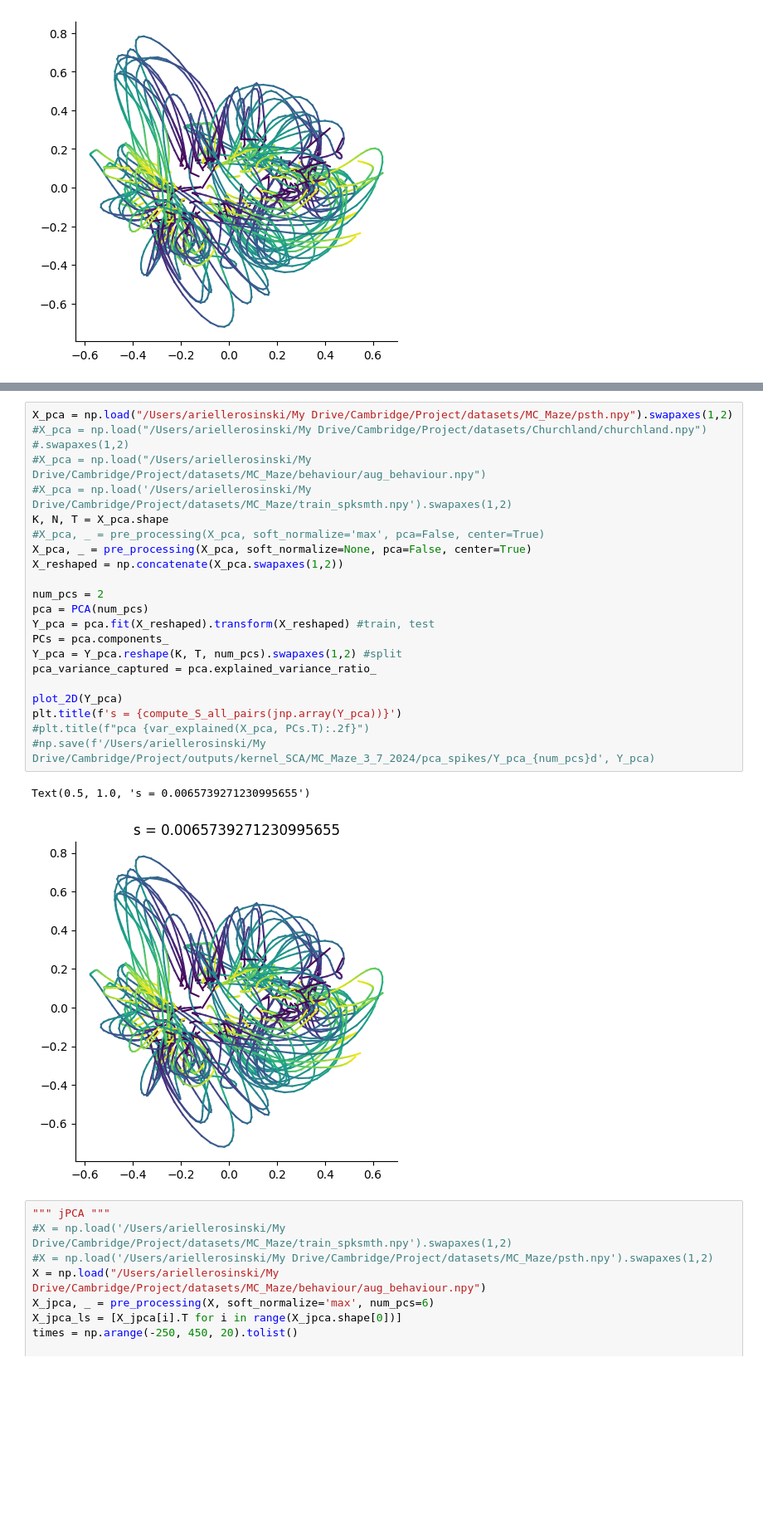
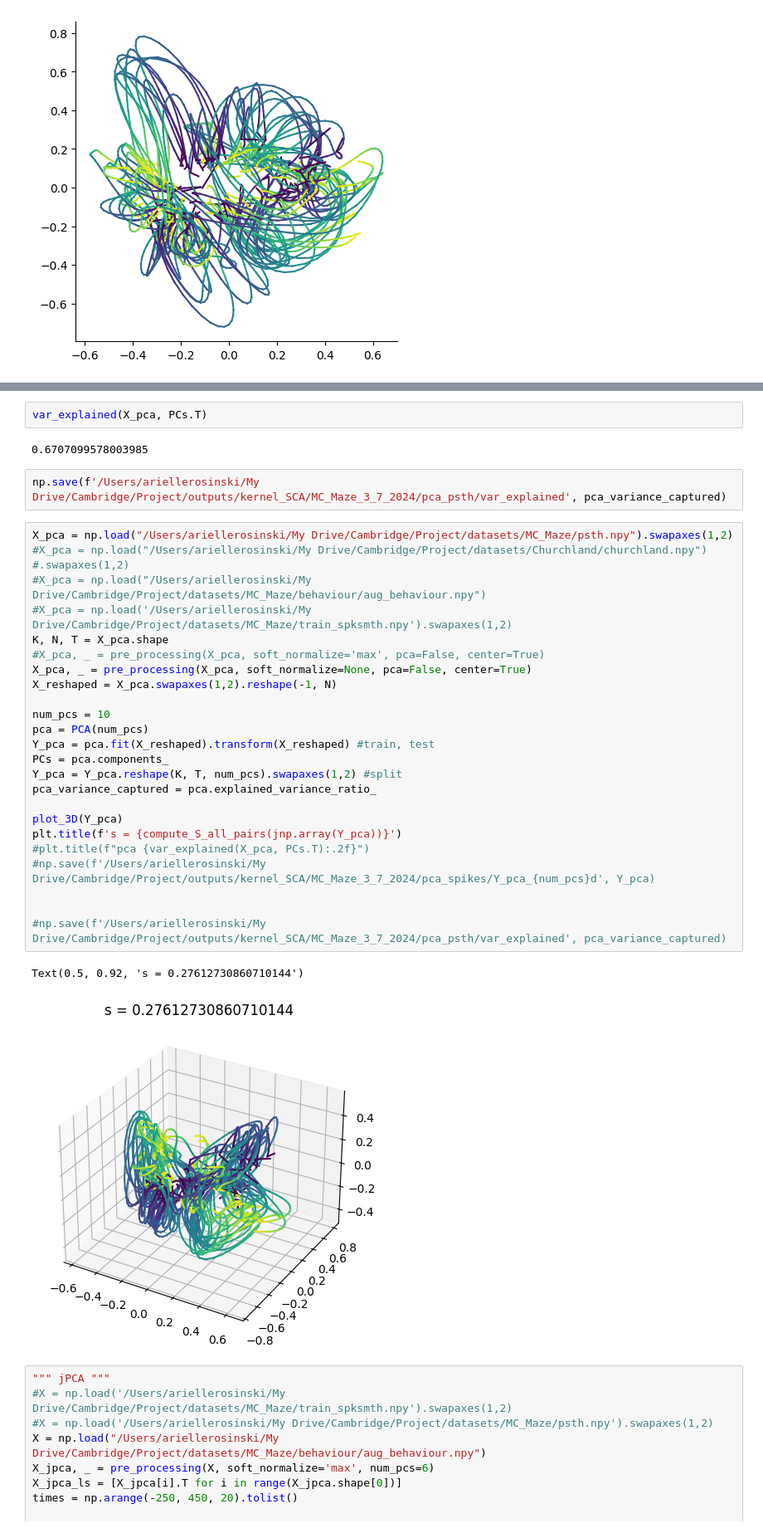
Before and after one commit to ArielleRosinski/SCA_project, a Jupyter notebook: MC_Maze/MC_Maze_final.ipynb, the cells around one changed output, grey strips where cells are left out. Shown at 83% size. Saved outputs shown, nothing was run; the diff lists cells and outputs as text; blank space fills up the shorter version.

```diff
--- a/MC_Maze/MC_Maze_final.ipynb
+++ b/MC_Maze/MC_Maze_final.ipynb
@@ -92,27 +104,36 @@ plot_2D( np.load("/Users/ariellerosinski/My Drive/Cambridge/Project/outputs/kern
+# %%
+var_explained(X_pca, PCs.T)
+# %% [output]
+0.6707099578003985
+# %%
+np.save(f'/Users/ariellerosinski/My Drive/Cambridge/Project/outputs/kernel_SCA/MC_Maze_3_7_2024/pca_psth/var_explained', pca_variance_captured)
 # %%
 X_pca = np.load("/Users/ariellerosinski/My Drive/Cambridge/Project/datasets/MC_Maze/psth.npy").swapaxes(1,2)
 #X_pca = np.load("/Users/ariellerosinski/My Drive/Cambridge/Project/datasets/Churchland/churchland.npy") #.swapaxes(1,2)
 #X_pca = np.load("/Users/ariellerosinski/My Drive/Cambridge/Project/datasets/MC_Maze/behaviour/aug_behaviour.npy")
 #X_pca = np.load('/Users/ariellerosinski/My Drive/Cambridge/Project/datasets/MC_Maze/train_spksmth.npy').swapaxes(1,2)
 K, N, T = X_pca.shape
 #X_pca, _ = pre_processing(X_pca, soft_normalize='max', pca=False, center=True)
 X_pca, _ = pre_processing(X_pca, soft_normalize=None, pca=False, center=True)
-X_reshaped = np.concatenate(X_pca.swapaxes(1,2))
+X_reshaped = X_pca.swapaxes(1,2).reshape(-1, N)
 
-num_pcs = 2
+num_pcs = 10
 pca = PCA(num_pcs)
 Y_pca = pca.fit(X_reshaped).transform(X_reshaped) #train, test
 PCs = pca.components_
 Y_pca = Y_pca.reshape(K, T, num_pcs).swapaxes(1,2) #split
 pca_variance_captured = pca.explained_variance_ratio_
 
-plot_2D(Y_pca)
+plot_3D(Y_pca)
 plt.title(f's = {compute_S_all_pairs(jnp.array(Y_pca))}')
 #plt.title(f"pca {var_explained(X_pca, PCs.T):.2f}")
 #np.save(f'/Users/ariellerosinski/My Drive/Cambridge/Project/outputs/kernel_SCA/MC_Maze_3_7_2024/pca_spikes/Y_pca_{num_pcs}d', Y_pca)
+
+
+#np.save(f'/Users/ariellerosinski/My Drive/Cambridge/Project/outputs/kernel_SCA/MC_Maze_3_7_2024/pca_psth/var_explained', pca_variance_captured)
 # %% [output]
-Text(0.5, 1.0, 's = 0.0065739271230995655')
+Text(0.5, 0.92, 's = 0.27612730860710144')
-[figure, old version]
+[figure, new version]
 # %%
 """ jPCA """
 #X = np.load('/Users/ariellerosinski/My Drive/Cambridge/Project/datasets/MC_Maze/train_spksmth.npy').swapaxes(1,2)
```
Also changed, not shown: parts of 2 cells of this notebook, 8 other files.
